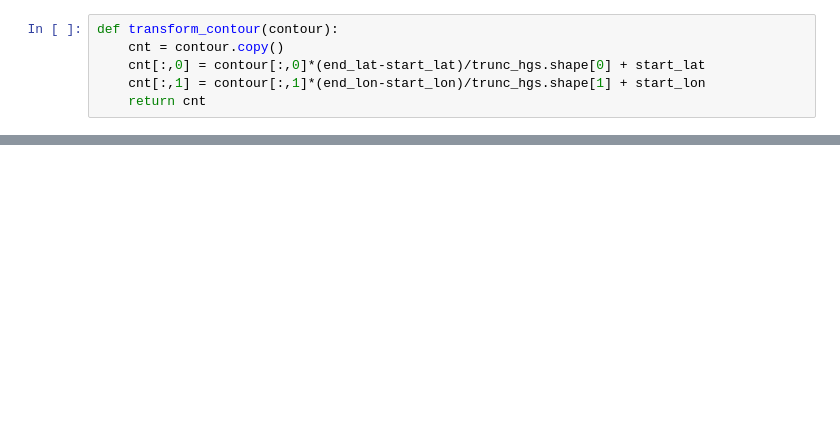
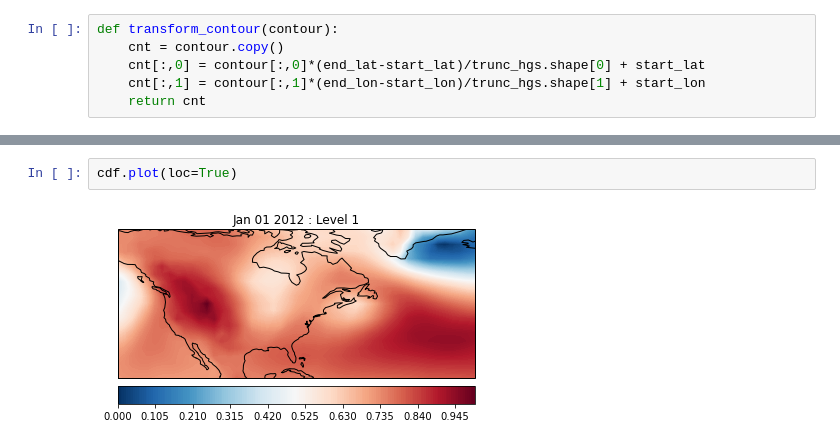
Before and after one commit to WhiffleFish/Weather, a Jupyter notebook: Job3/netCDF_Tests.ipynb, the cells around one changed output, grey strips where cells are left out. Drawn from its saved outputs; the diff is of its cells as text; blank space fills up the shorter version.

```diff
--- a/Job3/netCDF_Tests.ipynb
+++ b/Job3/netCDF_Tests.ipynb
@@ -182,0 +99,4 @@ array([[10.87230615,  0.        ],
+# %%
+cdf.plot(loc=True)
+# %% [output]
+[figure, added]
```
Also changed, not shown: parts of 12 cells of this notebook, 3 other files.
